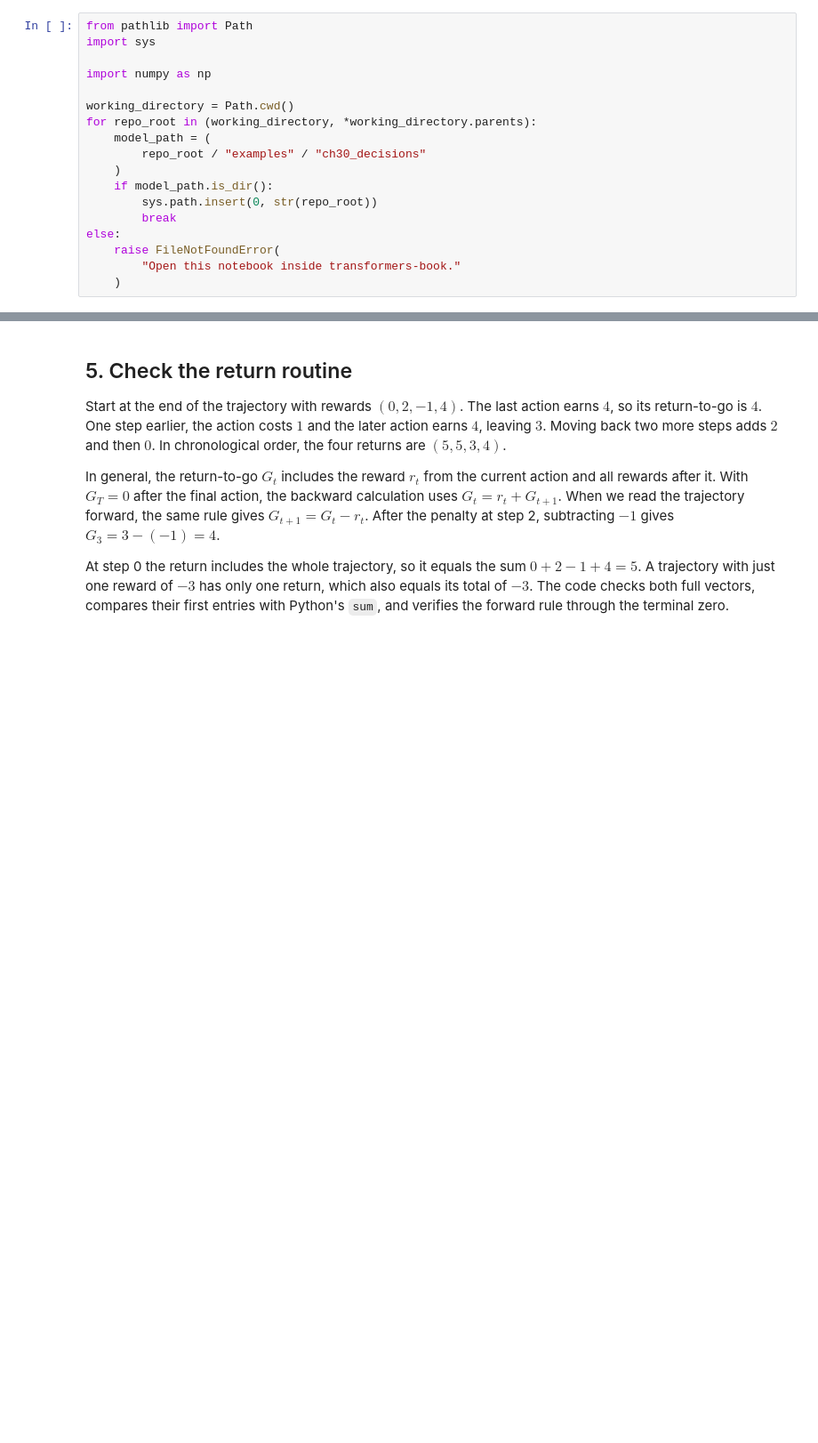
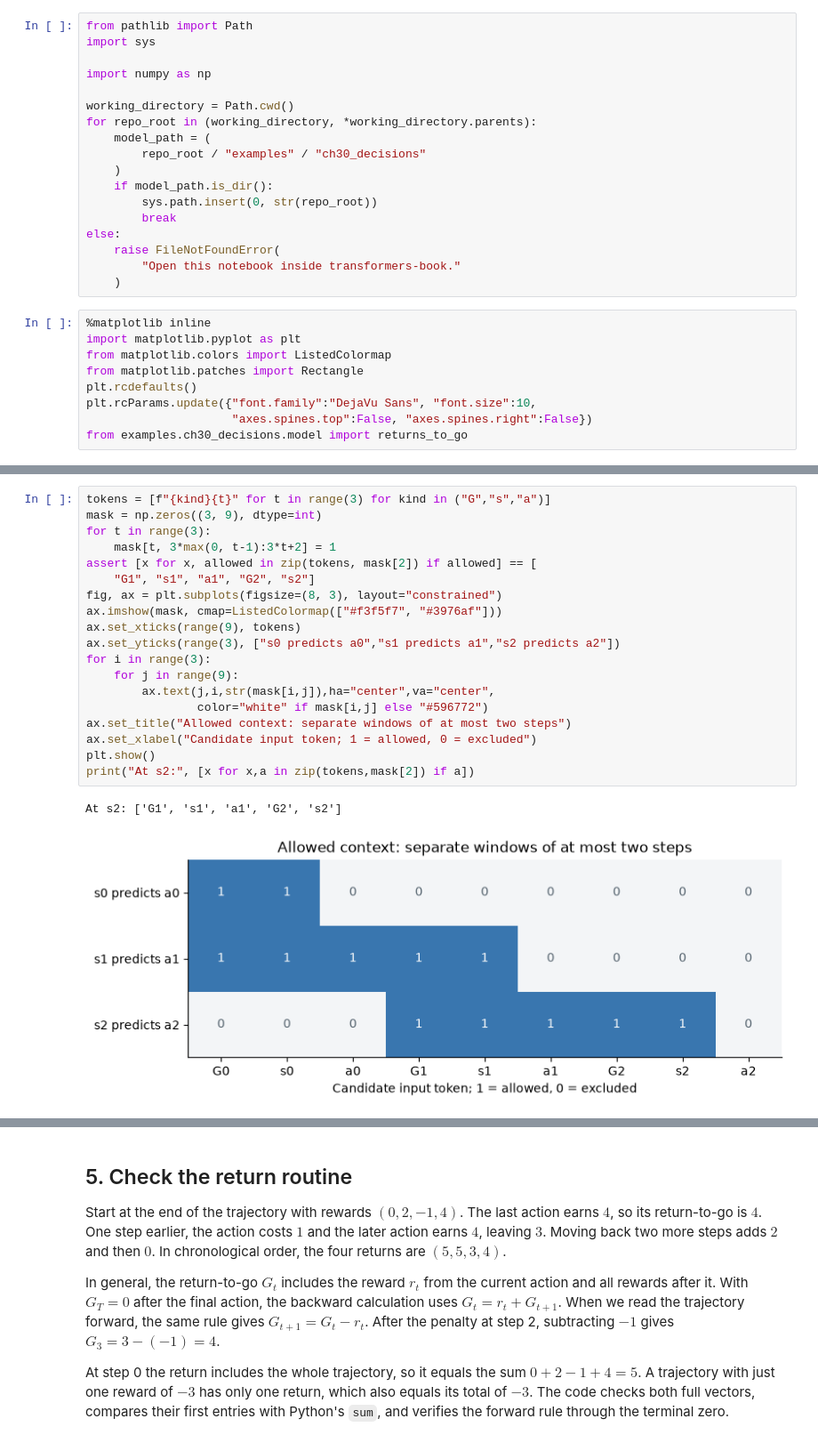
Before and after one commit to jrterven/transformers-book, a Jupyter notebook: solutions/ch30_decisions/python-solutions.ipynb, the cells around one changed output, grey strips where cells are left out. Shown at 89% size. Cells and saved outputs as stored; diff of their text form; blank space fills up the shorter version.

```diff
--- a/solutions/ch30_decisions/python-solutions.ipynb
+++ b/solutions/ch30_decisions/python-solutions.ipynb
@@ -29,3 +28,12 @@ else:
     raise FileNotFoundError(
         "Open this notebook inside transformers-book."
     )
+# %%
+%matplotlib inline
+import matplotlib.pyplot as plt
+from matplotlib.colors import ListedColormap
+from matplotlib.patches import Rectangle
+plt.rcdefaults()
+plt.rcParams.update({"font.family":"DejaVu Sans", "font.size":10,
+                     "axes.spines.top":False, "axes.spines.right":False})
+from examples.ch30_decisions.model import returns_to_go
@@ -31,0 +77,22 @@ else:
+# %%
+tokens = [f"{kind}{t}" for t in range(3) for kind in ("G","s","a")]
+mask = np.zeros((3, 9), dtype=int)
+for t in range(3):
+    mask[t, 3*max(0, t-1):3*t+2] = 1
+assert [x for x, allowed in zip(tokens, mask[2]) if allowed] == [
+    "G1", "s1", "a1", "G2", "s2"]
+fig, ax = plt.subplots(figsize=(8, 3), layout="constrained")
+ax.imshow(mask, cmap=ListedColormap(["#f3f5f7", "#3976af"]))
+ax.set_xticks(range(9), tokens)
+ax.set_yticks(range(3), ["s0 predicts a0","s1 predicts a1","s2 predicts a2"])
+for i in range(3):
+    for j in range(9):
+        ax.text(j,i,str(mask[i,j]),ha="center",va="center",
+                color="white" if mask[i,j] else "#596772")
+ax.set_title("Allowed context: separate windows of at most two steps")
+ax.set_xlabel("Candidate input token; 1 = allowed, 0 = excluded")
+plt.show()
+print("At s2:", [x for x,a in zip(tokens,mask[2]) if a])
+# %% [output]
+At s2: ['G1', 's1', 'a1', 'G2', 's2']
+[figure, added]
```
Also changed, not shown: parts of 25 cells of this notebook, 9 other files.
